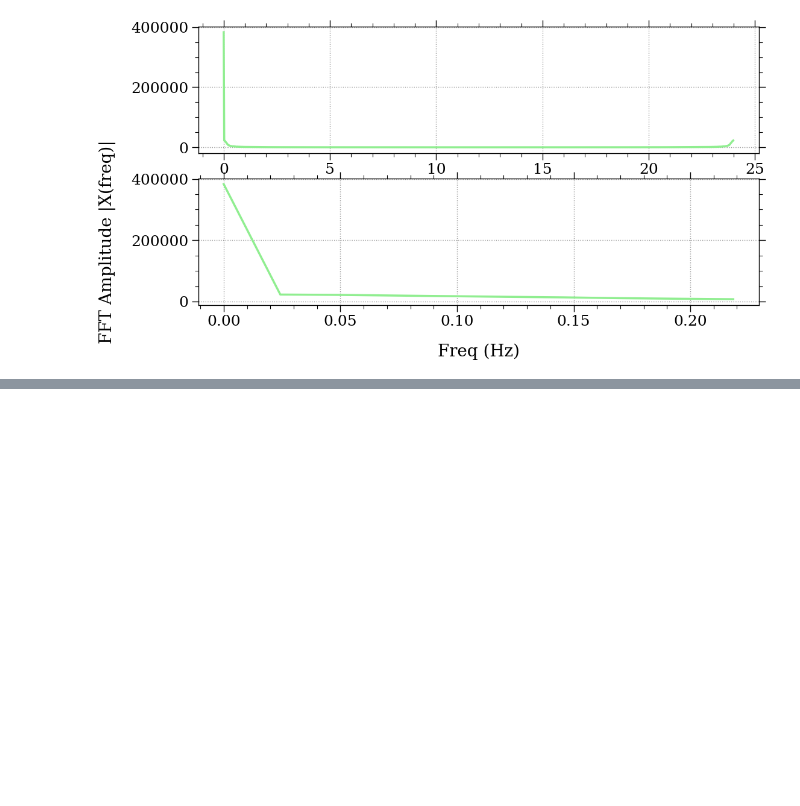
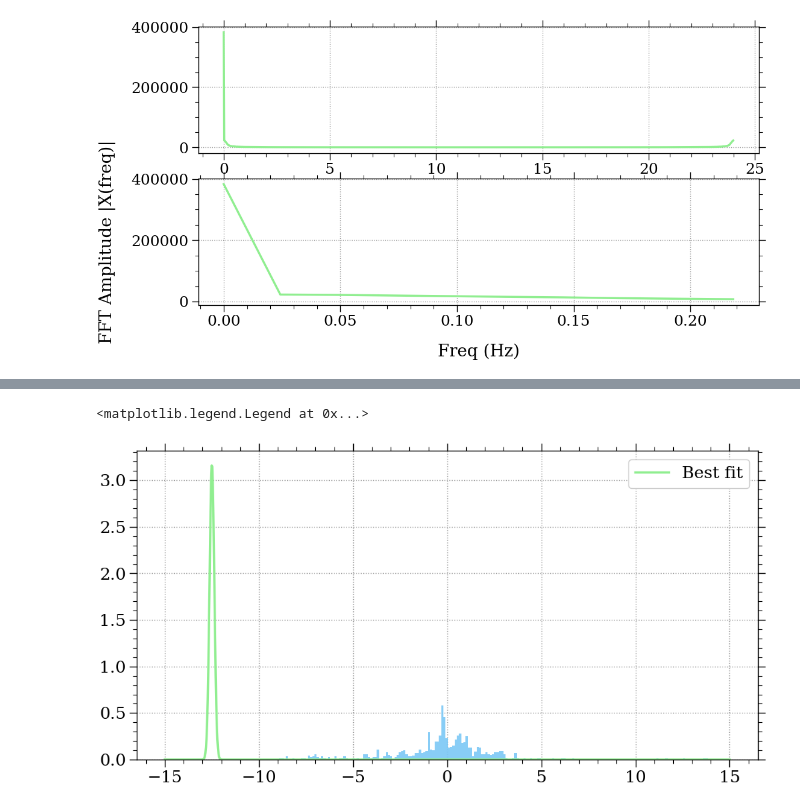
Before and after one commit to Martin-Palomeque/PID, a Jupyter notebook: Incerteza_vaso.ipynb, the cells around one changed output, grey strips where cells are left out. Saved outputs shown, nothing was run; the diff lists cells and outputs as text; code cells hidden in the pictures; blank space fills up the shorter version.

```diff
--- a/Incerteza_vaso.ipynb
+++ b/Incerteza_vaso.ipynb
@@ -182,3 +169,22 @@ print(p)
+# %%
+from scipy.stats import norm
+from scipy.optimize import curve_fit
+fig, ax = plt.subplots()
+
+h = np.sort(noise)
+
+def funcion(h, mu, sigma):
+    return norm.pdf(h, loc=mu, scale=sigma)
+
+p0 = [0, np.sum(h**2)/len(noise)]
+popt, pcov = curve_fit(funcion,x,noise,p0=[0,sigma])
+ym = funcion(x, popt[0], popt[1])
+ax.plot(x, ym,label='Best fit')
+ax.hist(noise, 200, density=True, alpha=0.9)
+ax.legend()
+# %% [output]
+<matplotlib.legend.Legend at 0x...>
+[figure, added]
 # %%
 import numpy as np
 from scipy.optimize import curve_fit
```
Also changed, not shown: parts of 3 cells of this notebook.
